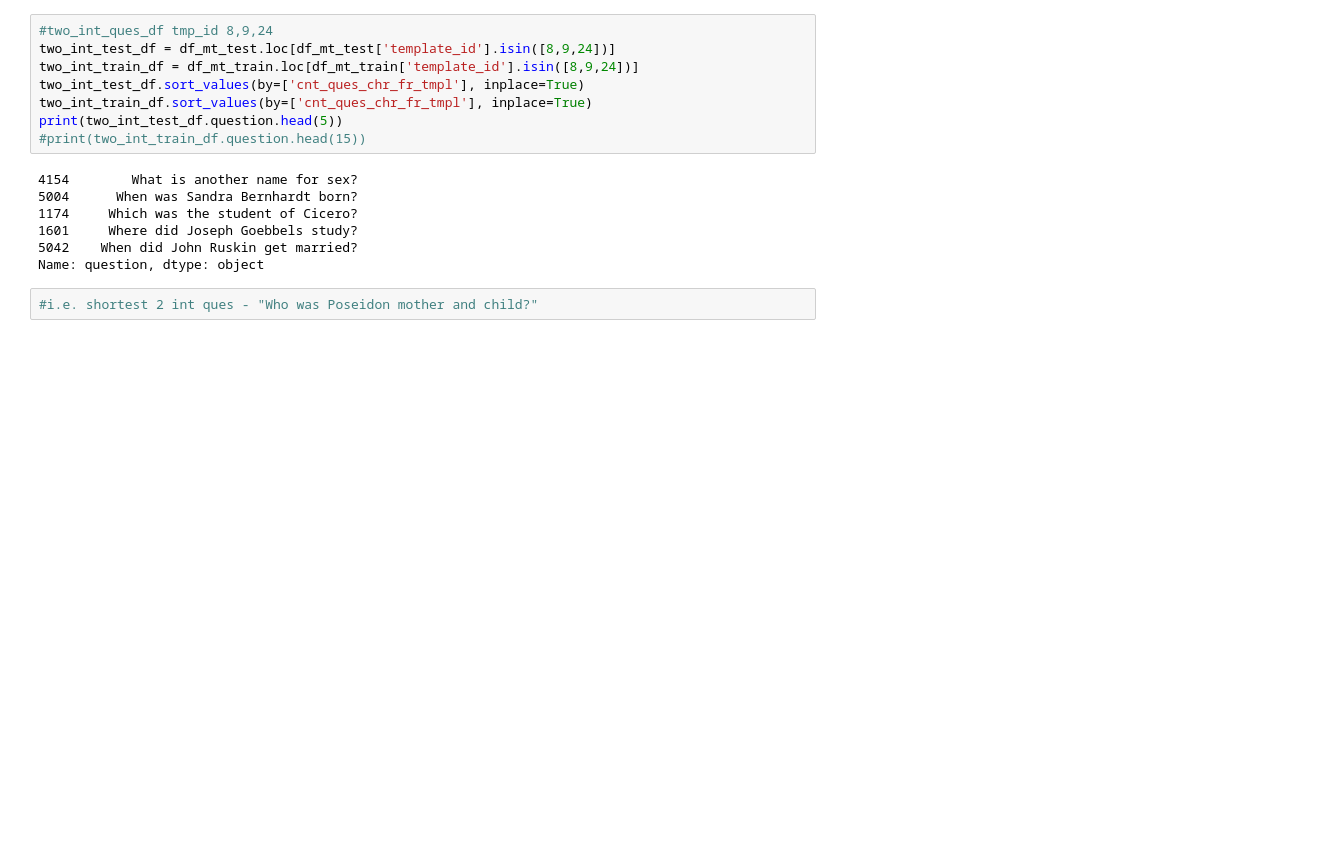
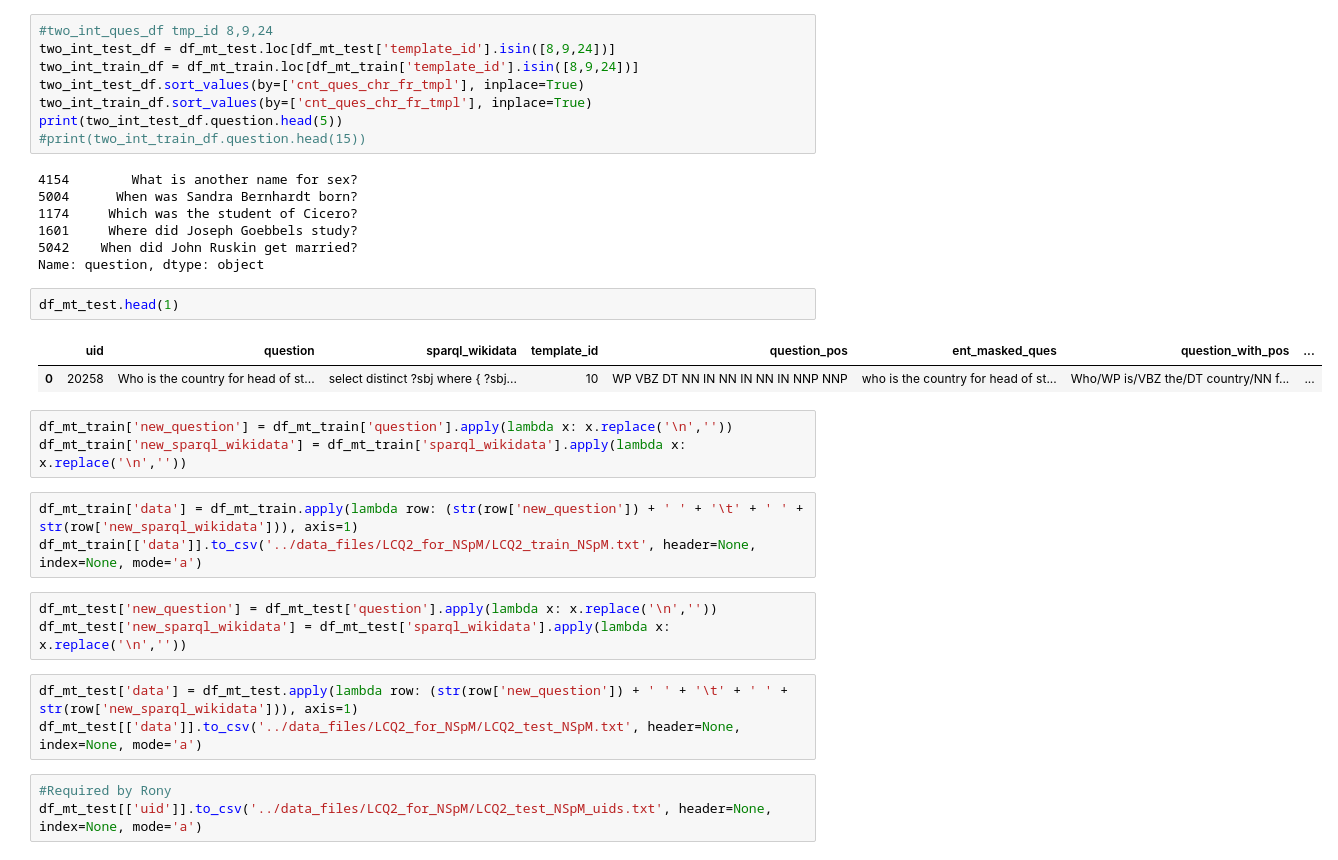
Before and after one commit to uttam1216/lcquad2_annotations, a Jupyter notebook: code_file/LCQ2Annotations.ipynb, the cells around one changed output. Saved outputs shown, nothing was run; the diff lists cells and outputs as text; blank space fills up the shorter version.

```diff
--- a/code_file/LCQ2Annotations.ipynb
+++ b/code_file/LCQ2Annotations.ipynb
@@ -503,5 +516,23 @@ print(two_int_test_df.question.head(5))
 1601     Where did Joseph Goebbels study?
 5042    When did John Ruskin get married?
 Name: question, dtype: object
-# %%
-#i.e. shortest 2 int ques - "Who was Poseidon mother and child?"
+# %%
+df_mt_test.head(1)
+# %% [output]
+|  | uid | question | sparql_wikidata | template_id | question_pos | ent_masked_ques | question_with_pos | ... |
+| 0 | 20258 | Who is the country for head of st... | select distinct ?sbj where { ?sbj... | 10 | WP VBZ DT NN IN NN IN NN IN NNP NNP | who is the country for head of st... | Who/WP is/VBZ the/DT country/NN f... | ... |
+# %%
+df_mt_train['new_question'] = df_mt_train['question'].apply(lambda x: x.replace('\n',''))
+df_mt_train['new_sparql_wikidata'] = df_mt_train['sparql_wikidata'].apply(lambda x: x.replace('\n',''))
+# %%
+df_mt_train['data'] = df_mt_train.apply(lambda row: (str(row['new_question']) + ' ' + '\t' + ' ' + str(row['new_sparql_wikidata'])), axis=1)
+df_mt_train[['data']].to_csv('../data_files/LCQ2_for_NSpM/LCQ2_train_NSpM.txt', header=None, index=None, mode='a')
+# %%
+df_mt_test['new_question'] = df_mt_test['question'].apply(lambda x: x.replace('\n',''))
+df_mt_test['new_sparql_wikidata'] = df_mt_test['sparql_wikidata'].apply(lambda x: x.replace('\n',''))
+# %%
+df_mt_test['data'] = df_mt_test.apply(lambda row: (str(row['new_question']) + ' ' + '\t' + ' ' + str(row['new_sparql_wikidata'])), axis=1)
+df_mt_test[['data']].to_csv('../data_files/LCQ2_for_NSpM/LCQ2_test_NSpM.txt', header=None, index=None, mode='a')
+# %%
+#Required by Rony
+df_mt_test[['uid']].to_csv('../data_files/LCQ2_for_NSpM/LCQ2_test_NSpM_uids.txt', header=None, index=None, mode='a')
```
Also changed, not shown: parts of 3 cells of this notebook.
